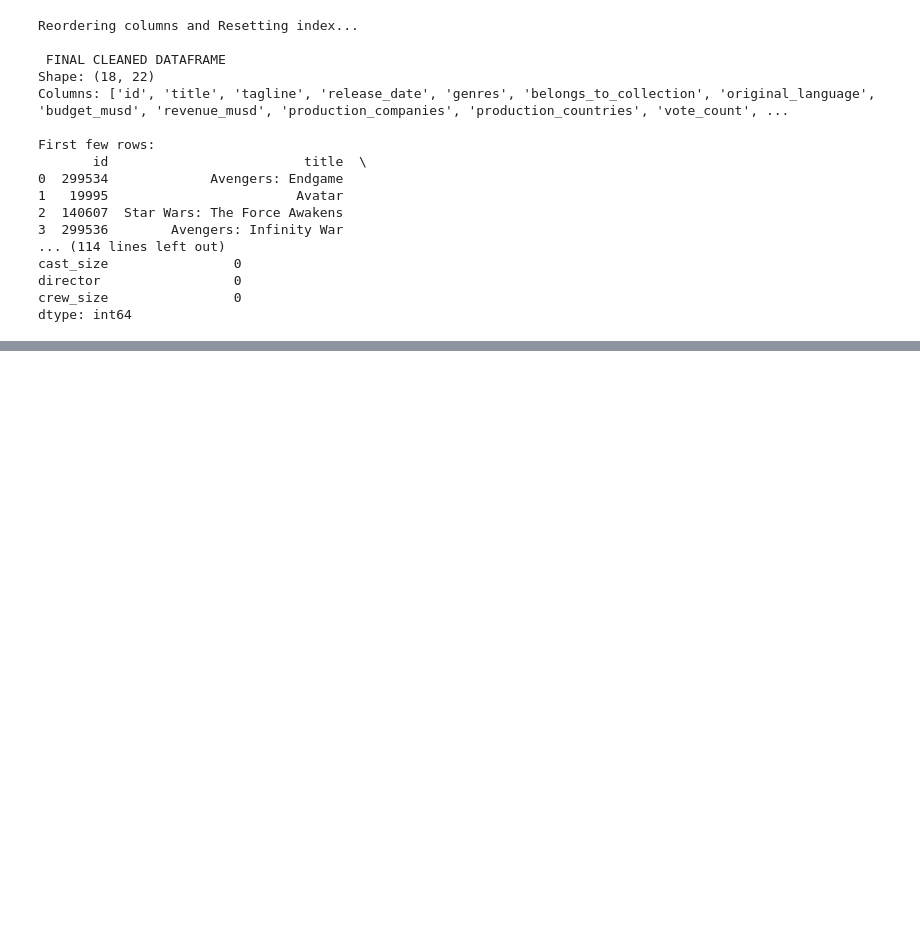
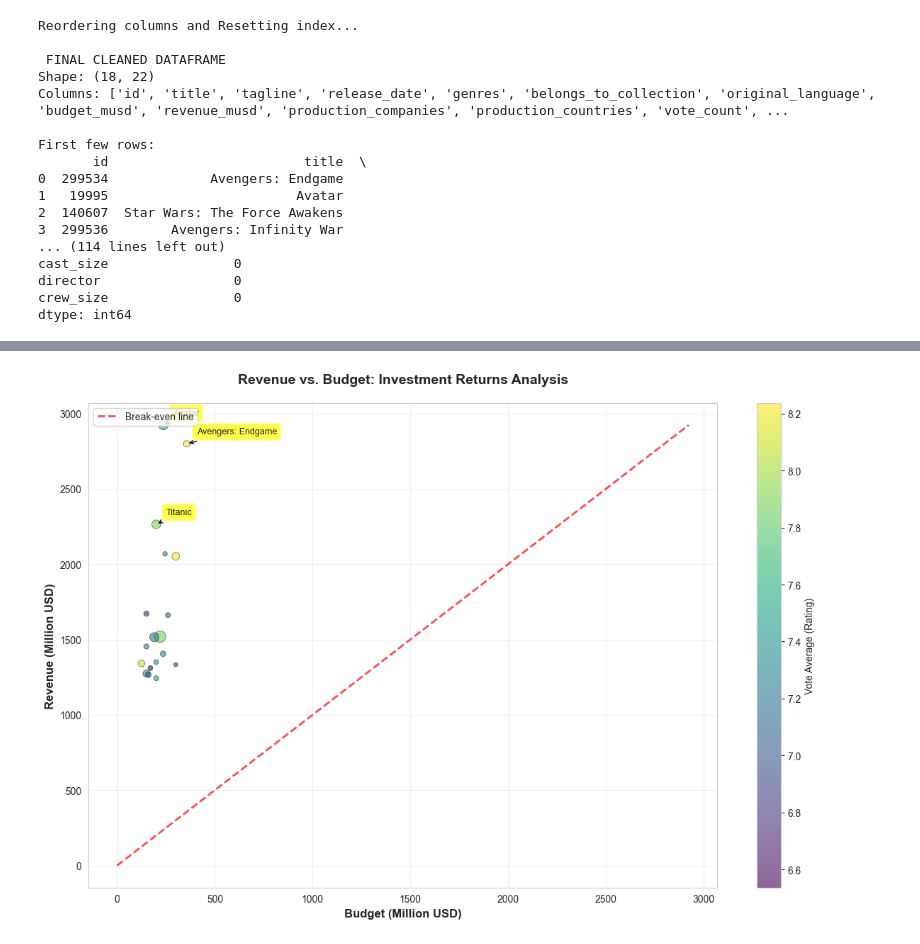
Before and after one commit to CarlitoCrankie/DEM02_TMDB_CARL, a Jupyter notebook: TMBD_EDA.ipynb, the cells around one changed output, grey strips where cells are left out. Cells and saved outputs as stored; diff of their text form; code cells hidden in the pictures; blank space fills up the shorter version.

Commit message:
KPI analysis with Data Visualization of results

```diff
--- a/TMBD_EDA.ipynb
+++ b/TMBD_EDA.ipynb
@@ -891,0 +1341,12 @@ dtype: int64
+# %%
+import matplotlib.pyplot as plt
+import seaborn as sns
+
+# Set style for better-looking plots
+sns.set_style("whitegrid")
+plt.rcParams['figure.figsize'] = (12, 6)
+plt.rcParams['font.size'] = 10
+
+print("="*70)
+print("STEP 4: DATA VISUALIZATION")
+print("="*70)
@@ -891,0 +1359,67 @@ dtype: int64
+# %%
+print("\n" + "="*70)
+print("VISUALIZATION 1: REVENUE VS. BUDGET TRENDS")
+print("="*70)
+
+# Create figure with subplot
+fig, ax = plt.subplots(figsize=(12, 8))
+
+# Create scatter plot
+scatter = ax.scatter(
+    movies_kpi['budget_musd'],
+    movies_kpi['revenue_musd'],
+    c=movies_kpi['vote_average'],  # Color by rating
+    s=movies_kpi['popularity'] * 3,  # Size by popularity
+    alpha=0.6,
+    cmap='viridis',
+    edgecolors='black',
+    linewidth=0.5
+)
+
+# Add a diagonal line (break-even line where revenue = budget)
+max_val = max(movies_kpi['budget_musd'].max(), movies_kpi['revenue_musd'].max())
+ax.plot([0, max_val], [0, max_val], 'r--', linewidth=2, label='Break-even line', alpha=0.7)
+
+# Labels and title
+ax.set_xlabel('Budget (Million USD)', fontsize=12, fontweight='bold')
+ax.set_ylabel('Revenue (Million USD)', fontsize=12, fontweight='bold')
+ax.set_title('Revenue vs. Budget: Investment Returns Analysis',
+             fontsize=14, fontweight='bold', pad=20)
+
+# Add colorbar for ratings
+cbar = plt.colorbar(scatter, ax=ax)
+cbar.set_label('Vote Average (Rating)', fontsize=10)
+
+# Add legend
+ax.legend(loc='upper left', fontsize=10)
+
+# Add grid
+ax.grid(True, alpha=0.3)
+
+# Annotate outliers (top 3 revenue movies)
+top_3_revenue = movies_kpi.nlargest(3, 'revenue_musd')
+for idx, row in top_3_revenue.iterrows():
+    ax.annotate(
+        row['title'],
+        xy=(row['budget_musd'], row['revenue_musd']),
+        xytext=(10, 10),
+        textcoords='offset points',
+        fontsize=9,
+        bbox=dict(boxstyle='round,pad=0.5', facecolor='yellow', alpha=0.7),
+        arrowprops=dict(arrowstyle='->', connectionstyle='arc3,rad=0', color='black')
+    )
+
+plt.tight_layout()
+plt.savefig('revenue_vs_budget.png', dpi=300, bbox_inches='tight')
+print("✓ Saved: revenue_vs_budget.png")
+plt.show()
+
+# Print insights
+print("\n📊 INSIGHTS:")
+above_line = (movies_kpi['revenue_musd'] > movies_kpi['budget_musd']).sum()
+total = len(movies_kpi.dropna(subset=['revenue_musd', 'budget_musd']))
+print(f"• {above_line}/{total} movies ({above_line/total*100:.1f}%) are profitable (above break-even line)")
+print(f"• Movies above the line made more than they cost")
+print(f"• Bigger bubbles = more popular movies")
+print(f"• Color intensity = higher ratings (yellow = better)")
+# %% [output]
@@ -891,0 +1430 @@ dtype: int64
+[figure, added]
```
Also changed, not shown: parts of 30 cells of this notebook, 6 other files.
